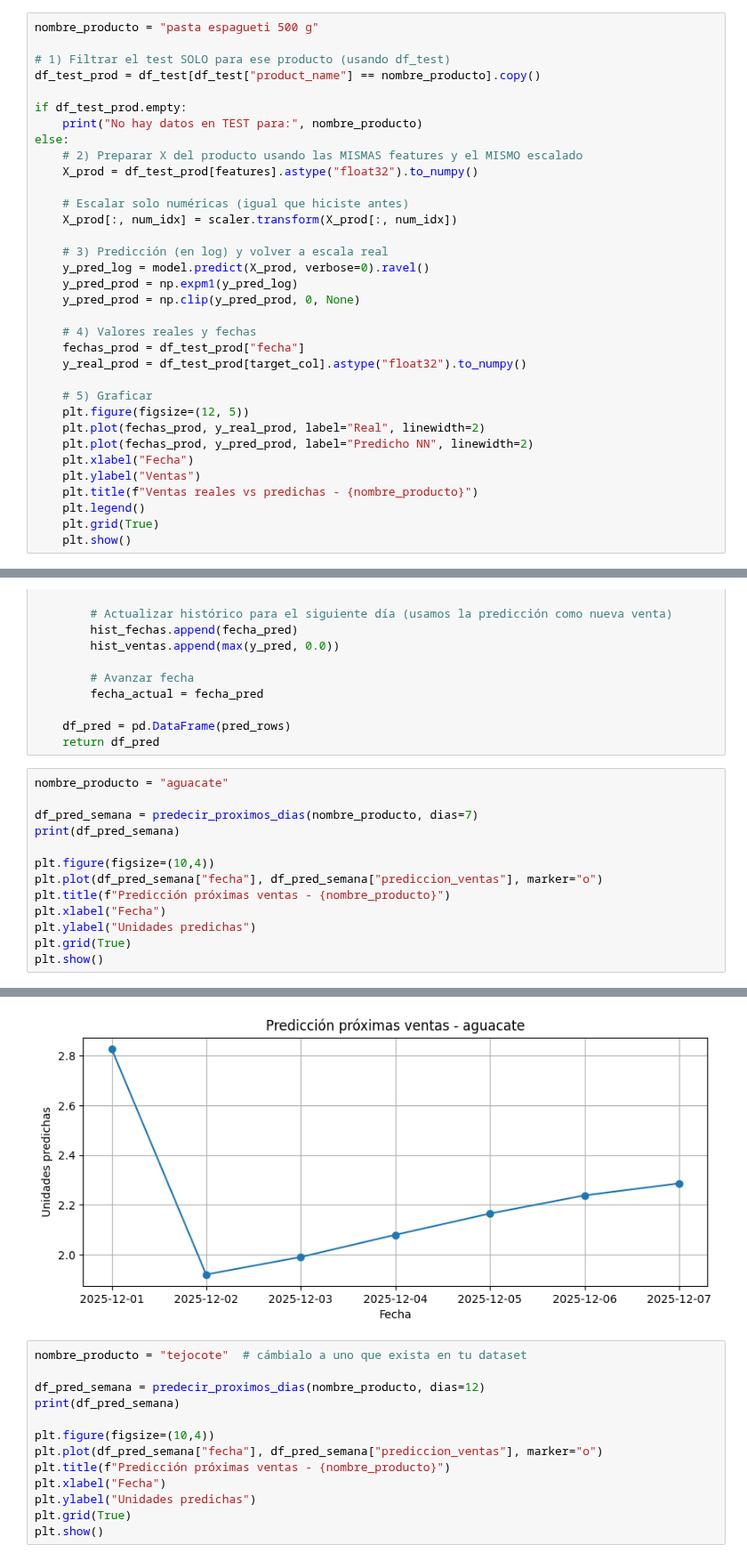
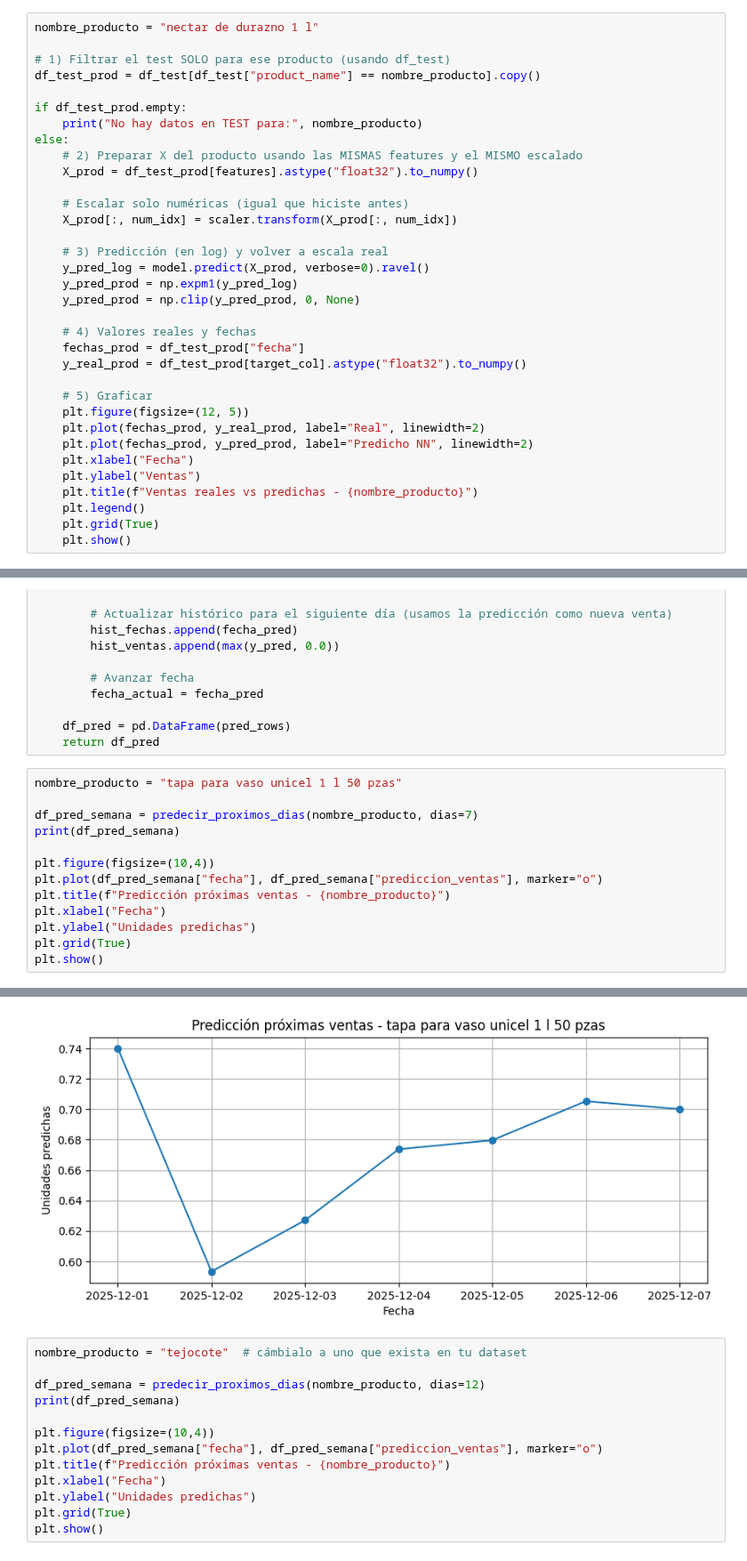
Before and after one commit to Fercho1407/proyectoTerminal, a Jupyter notebook: modelo/modelo.ipynb, the cells around one changed output, grey strips where cells are left out. Shown at 89% size. Saved outputs shown, nothing was run; the diff lists cells and outputs as text.

```diff
--- a/modelo/modelo.ipynb
+++ b/modelo/modelo.ipynb
@@ -399,7 +399,7 @@ plt.show()
 # %% [output]
 [figure]
 # %%
-nombre_producto = "pasta espagueti 500 g"
+nombre_producto = "nectar de durazno 1 l"
 
 # 1) Filtrar el test SOLO para ese producto (usando df_test)
 df_test_prod = df_test[df_test["product_name"] == nombre_producto].copy()
@@ -624,7 +624,7 @@ def predecir_proximos_dias(nombre_producto: str, dias: int = 7) -> pd.DataFrame:
     df_pred = pd.DataFrame(pred_rows)
     return df_pred
 # %%
-nombre_producto = "aguacate"
+nombre_producto = "tapa para vaso unicel 1 l 50 pzas"
 
 df_pred_semana = predecir_proximos_dias(nombre_producto, dias=7)
 print(df_pred_semana)
@@ -648,4 +657,4 @@ plt.show()
-[figure, old version]
+[figure, new version]
 # %%
 nombre_producto = "tejocote"  # cámbialo a uno que exista en tu dataset
 
```
Also changed, not shown: parts of 3 cells of this notebook, 8 other files.
